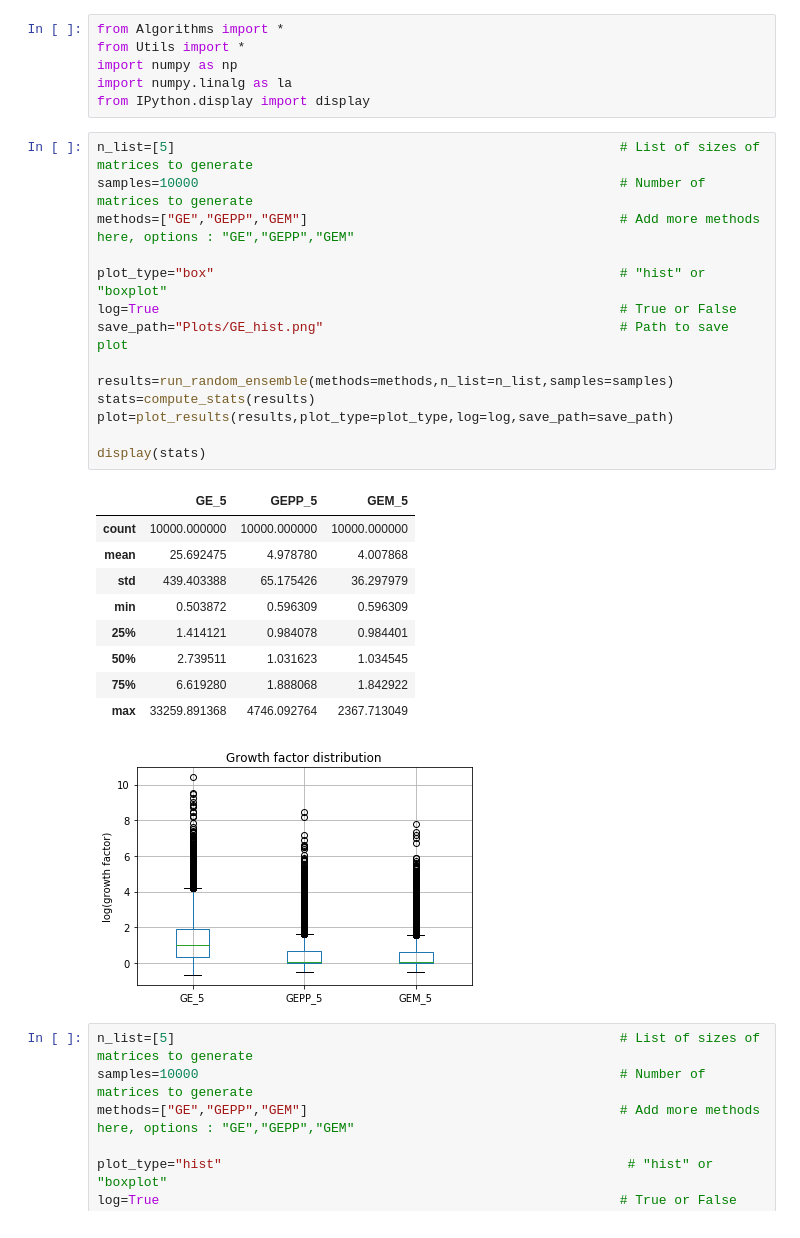
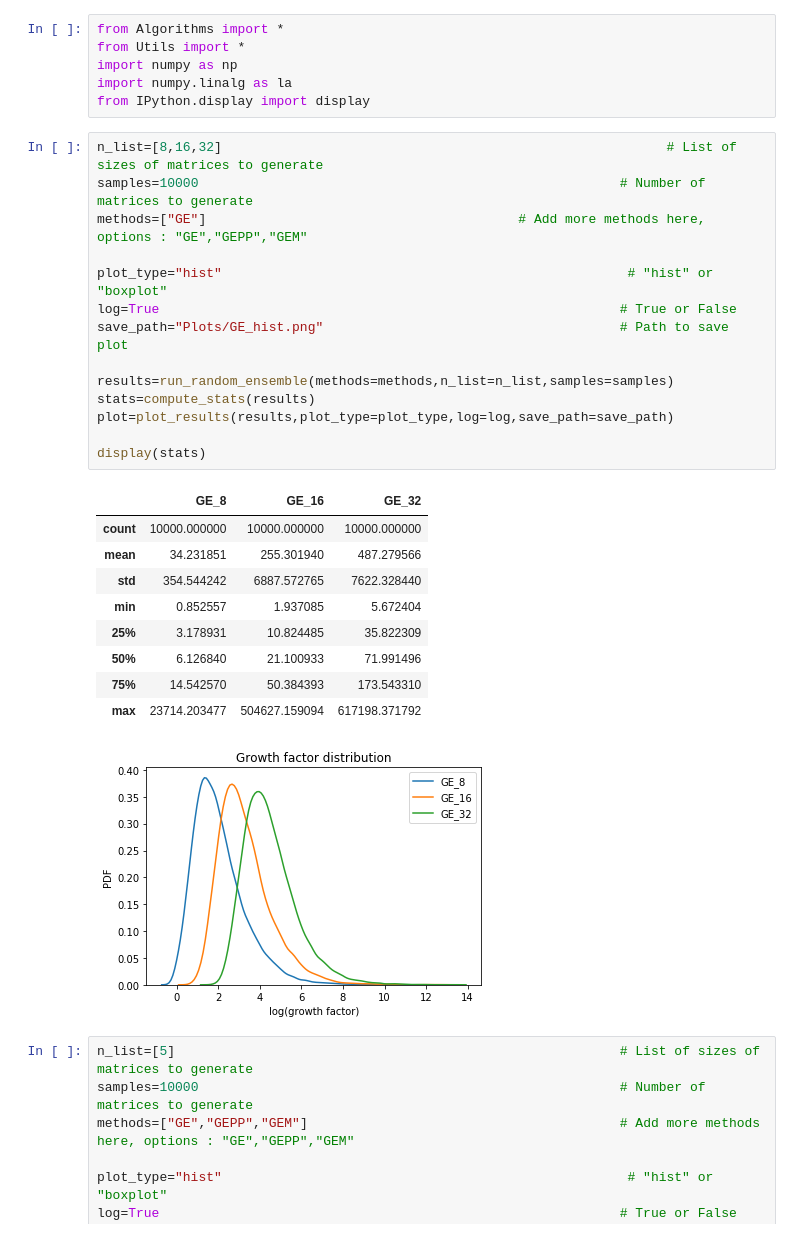
Before and after one commit to rohans0509/Project, a Jupyter notebook: use.ipynb, the cells around one changed output. Saved outputs shown, nothing was run; the diff lists cells and outputs as text.

Commit message:
Add plots

```diff
--- a/use.ipynb
+++ b/use.ipynb
@@ -5,30 +5,30 @@ import numpy as np
 import numpy.linalg as la
 from IPython.display import display
 # %%
-n_list=[5]                                                         # List of sizes of matrices to generate
+n_list=[8,16,32]                                                         # List of sizes of matrices to generate
 samples=10000                                                      # Number of matrices to generate
-methods=["GE","GEPP","GEM"]                                        # Add more methods here, options : "GE","GEPP","GEM"
+methods=["GE"]                                        # Add more methods here, options : "GE","GEPP","GEM"
 
-plot_type="box"                                                    # "hist" or "boxplot"
+plot_type="hist"                                                    # "hist" or "boxplot"
 log=True                                                           # True or False
 save_path="Plots/GE_hist.png"                                      # Path to save plot
 
 results=run_random_ensemble(methods=methods,n_list=n_list,samples=samples)
 stats=compute_stats(results)
 plot=plot_results(results,plot_type=plot_type,log=log,save_path=save_path)
 
 display(stats)
 # %% [output]
-|  | GE_5 | GEPP_5 | GEM_5 |
+|  | GE_8 | GE_16 | GE_32 |
 | count | 10000.000000 | 10000.000000 | 10000.000000 |
-| mean | 25.692475 | 4.978780 | 4.007868 |
-| std | 439.403388 | 65.175426 | 36.297979 |
-| min | 0.503872 | 0.596309 | 0.596309 |
-| 25% | 1.414121 | 0.984078 | 0.984401 |
-| 50% | 2.739511 | 1.031623 | 1.034545 |
-| 75% | 6.619280 | 1.888068 | 1.842922 |
-| max | 33259.891368 | 4746.092764 | 2367.713049 |
+| mean | 34.231851 | 255.301940 | 487.279566 |
+| std | 354.544242 | 6887.572765 | 7622.328440 |
+| min | 0.852557 | 1.937085 | 5.672404 |
+| 25% | 3.178931 | 10.824485 | 35.822309 |
+| 50% | 6.126840 | 21.100933 | 71.991496 |
+| 75% | 14.542570 | 50.384393 | 173.543310 |
+| max | 23714.203477 | 504627.159094 | 617198.371792 |
-[figure, old version]
+[figure, new version]
 # %%
 n_list=[5]                                                         # List of sizes of matrices to generate
 samples=10000                                                      # Number of matrices to generate
```
Also changed, not shown: 1 other file.
